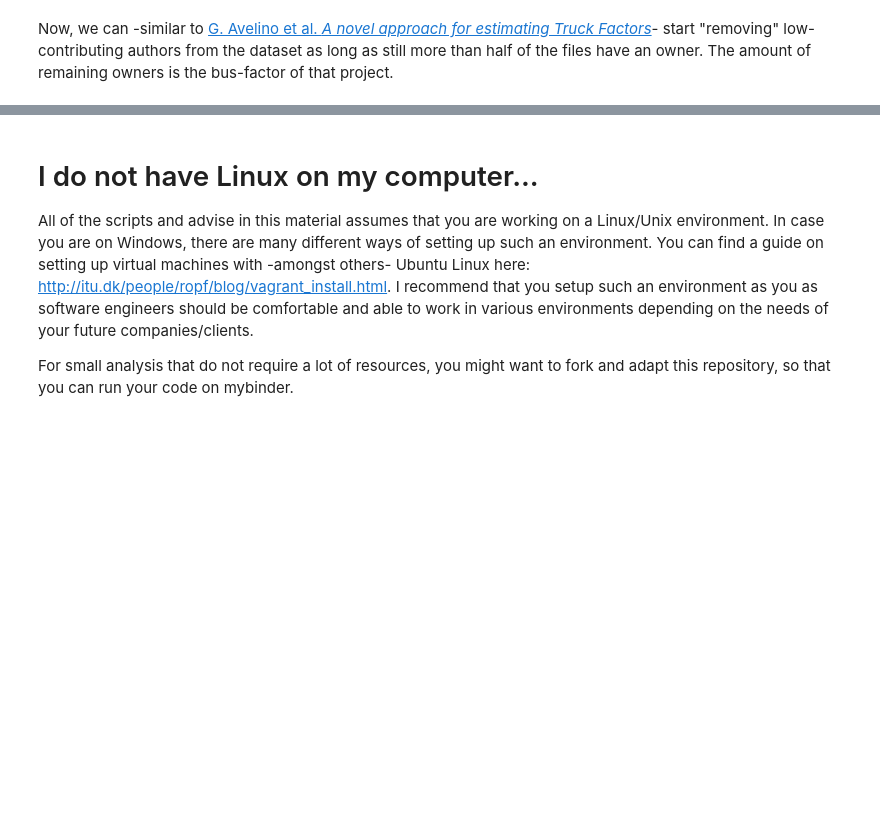
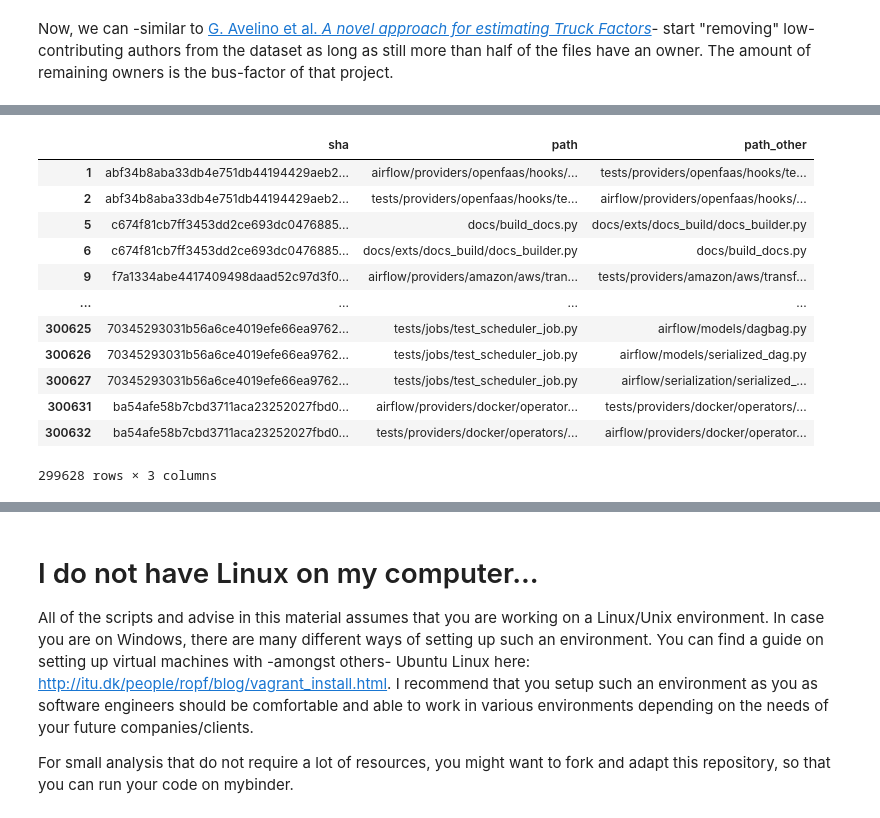
Before and after one commit to HelgeCPH/2019_ase_behavioural_analysis, a Jupyter notebook: Lecture notes.ipynb, the cells around one changed output, grey strips where cells are left out. Saved outputs shown, nothing was run; the diff lists cells and outputs as text; code cells hidden in the pictures; blank space fills up the shorter version.

```diff
--- a/Lecture notes.ipynb
+++ b/Lecture notes.ipynb
@@ -532,0 +647,17 @@ print(f"The bus factor of Apache Airflow is: {busfactor}")
+# %%
+commits_df = commits_df[commits_df["path"] != commits_df["path_other"]]
+commits_df
+# %% [output]
+|  | sha | path | path_other |
+| 1 | abf34b8aba33db4e751db44194429aeb2... | airflow/providers/openfaas/hooks/... | tests/providers/openfaas/hooks/te... |
+| 2 | abf34b8aba33db4e751db44194429aeb2... | tests/providers/openfaas/hooks/te... | airflow/providers/openfaas/hooks/... |
+| 5 | c674f81cb7ff3453dd2ce693dc0476885... | docs/build_docs.py | docs/exts/docs_build/docs_builder.py |
+| 6 | c674f81cb7ff3453dd2ce693dc0476885... | docs/exts/docs_build/docs_builder.py | docs/build_docs.py |
+| 9 | f7a1334abe4417409498daad52c97d3f0... | airflow/providers/amazon/aws/tran... | tests/providers/amazon/aws/transf... |
+| ... | ... | ... | ... |
+| 300625 | 70345293031b56a6ce4019efe66ea9762... | tests/jobs/test_scheduler_job.py | airflow/models/dagbag.py |
+| 300626 | 70345293031b56a6ce4019efe66ea9762... | tests/jobs/test_scheduler_job.py | airflow/models/serialized_dag.py |
+| 300627 | 70345293031b56a6ce4019efe66ea9762... | tests/jobs/test_scheduler_job.py | airflow/serialization/serialized_... |
+| 300631 | ba54afe58b7cbd3711aca23252027fbd0... | airflow/providers/docker/operator... | tests/providers/docker/operators/... |
+| 300632 | ba54afe58b7cbd3711aca23252027fbd0... | tests/providers/docker/operators/... | airflow/providers/docker/operator... |
+299628 rows × 3 columns
```
Also changed, not shown: parts of 13 cells of this notebook, 1 other file.
